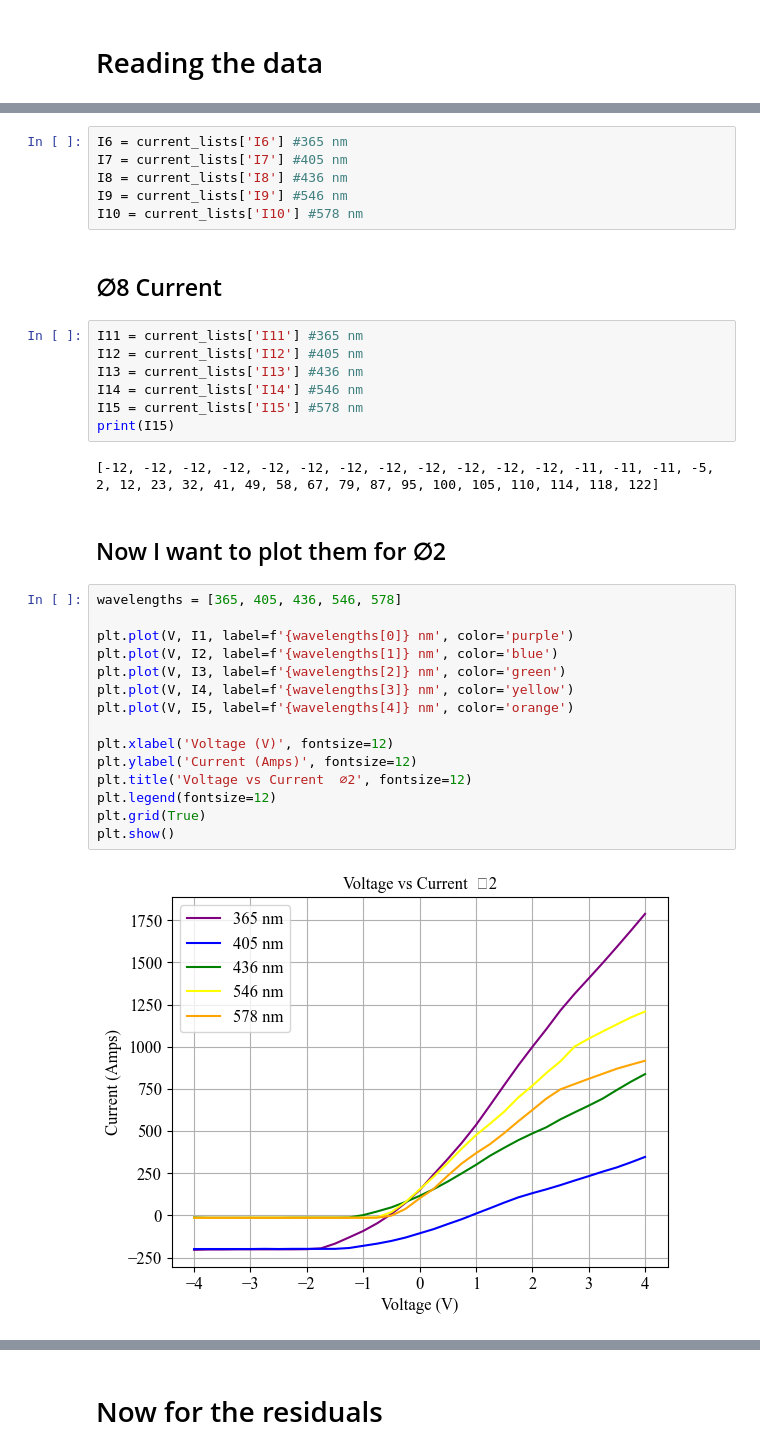
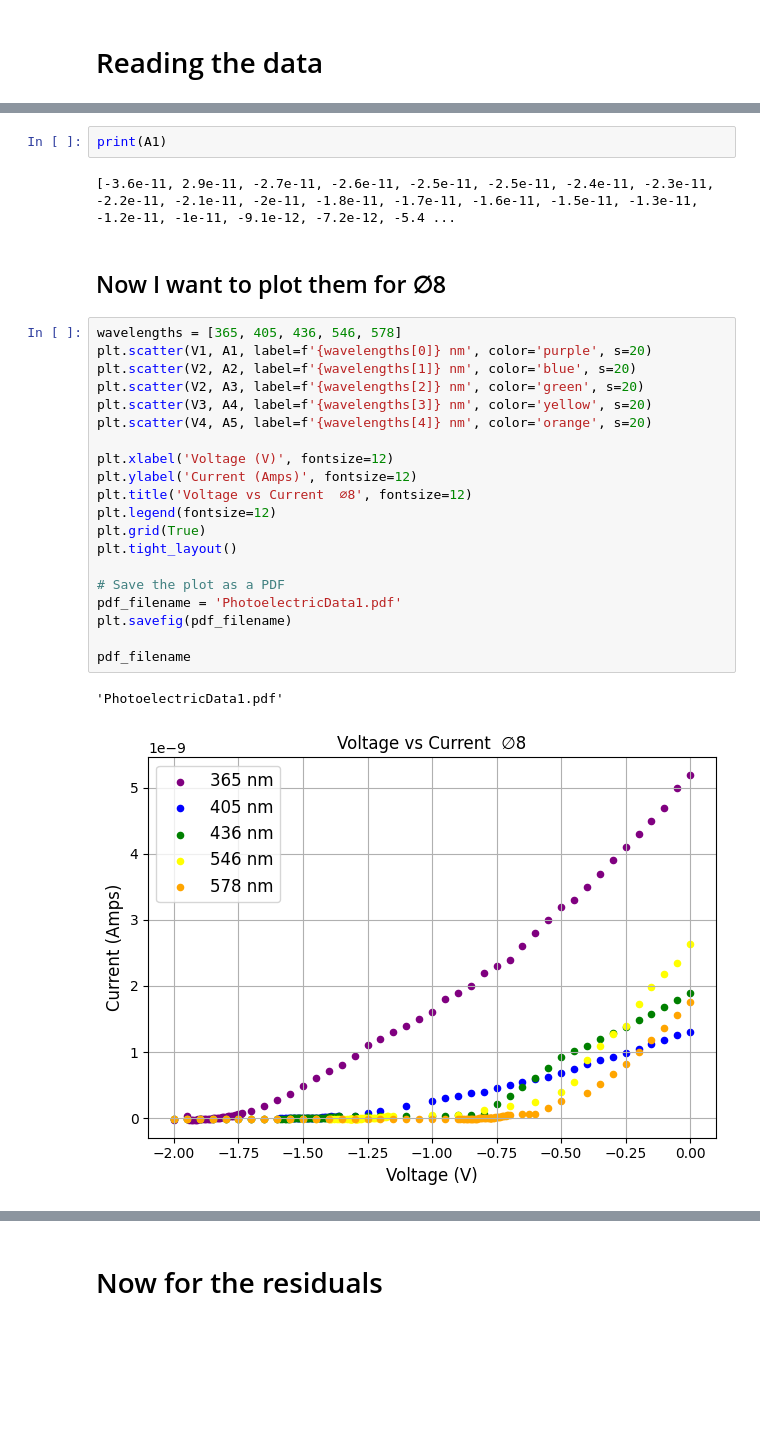
Before and after one commit to ChristianArgueta/PHSX-616, a Jupyter notebook: Photoelectric Effect.ipynb, the cells around one changed output, grey strips where cells are left out. Drawn from its saved outputs; the diff is of its cells as text; blank space fills up the shorter version.

```diff
--- a/Photoelectric Effect.ipynb
+++ b/Photoelectric Effect.ipynb
@@ -37,36 +42,29 @@ I5 = current_lists['I5'] #578 nm
-# %%
-I6 = current_lists['I6'] #365 nm
-I7 = current_lists['I7'] #405 nm
-I8 = current_lists['I8'] #436 nm
-I9 = current_lists['I9'] #546 nm
-I10 = current_lists['I10'] #578 nm
-# %% [markdown]
-## ∅8 Current
-# %%
-I11 = current_lists['I11'] #365 nm
-I12 = current_lists['I12'] #405 nm
-I13 = current_lists['I13'] #436 nm
-I14 = current_lists['I14'] #546 nm
-I15 = current_lists['I15'] #578 nm
-print(I15)
-# %% [output]
-[-12, -12, -12, -12, -12, -12, -12, -12, -12, -12, -12, -12, -11, -11, -11, -5, 2, 12, 23, 32, 41, 49, 58, 67, 79, 87, 95, 100, 105, 110, 114, 118, 122]
+# %%
+print(A1)
+# %% [output]
+[-3.6e-11, 2.9e-11, -2.7e-11, -2.6e-11, -2.5e-11, -2.5e-11, -2.4e-11, -2.3e-11, -2.2e-11, -2.1e-11, -2e-11, -1.8e-11, -1.7e-11, -1.6e-11, -1.5e-11, -1.3e-11, -1.2e-11, -1e-11, -9.1e-12, -7.2e-12, -5.4 ...
 # %% [markdown]
-## Now I want to plot them for ∅2
+## Now I want to plot them for ∅8
 # %%
 wavelengths = [365, 405, 436, 546, 578]
-
-plt.plot(V, I1, label=f'{wavelengths[0]} nm', color='purple')
-plt.plot(V, I2, label=f'{wavelengths[1]} nm', color='blue')
-plt.plot(V, I3, label=f'{wavelengths[2]} nm', color='green')
-plt.plot(V, I4, label=f'{wavelengths[3]} nm', color='yellow')
-plt.plot(V, I5, label=f'{wavelengths[4]} nm', color='orange')
+plt.scatter(V1, A1, label=f'{wavelengths[0]} nm', color='purple', s=20)
+plt.scatter(V2, A2, label=f'{wavelengths[1]} nm', color='blue', s=20)
+plt.scatter(V2, A3, label=f'{wavelengths[2]} nm', color='green', s=20)
+plt.scatter(V3, A4, label=f'{wavelengths[3]} nm', color='yellow', s=20)
+plt.scatter(V4, A5, label=f'{wavelengths[4]} nm', color='orange', s=20)
 
 plt.xlabel('Voltage (V)', fontsize=12)
 plt.ylabel('Current (Amps)', fontsize=12)
-plt.title('Voltage vs Current  ∅2', fontsize=12)
+plt.title('Voltage vs Current  ∅8', fontsize=12)
 plt.legend(fontsize=12)
 plt.grid(True)
-plt.show()
+plt.tight_layout()
+
+# Save the plot as a PDF
+pdf_filename = 'PhotoelectricData1.pdf'
+plt.savefig(pdf_filename)
+
+pdf_filename
 # %% [output]
+'PhotoelectricData1.pdf'
-[figure, old version]
+[figure, new version]
```
Also changed, not shown: parts of 26 cells of this notebook.
